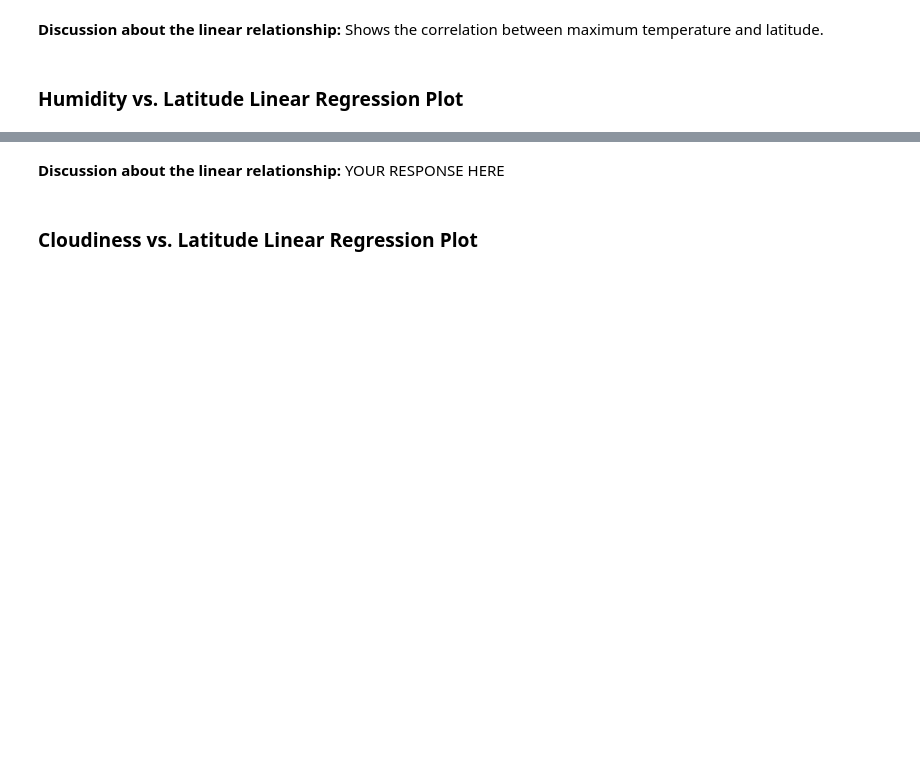
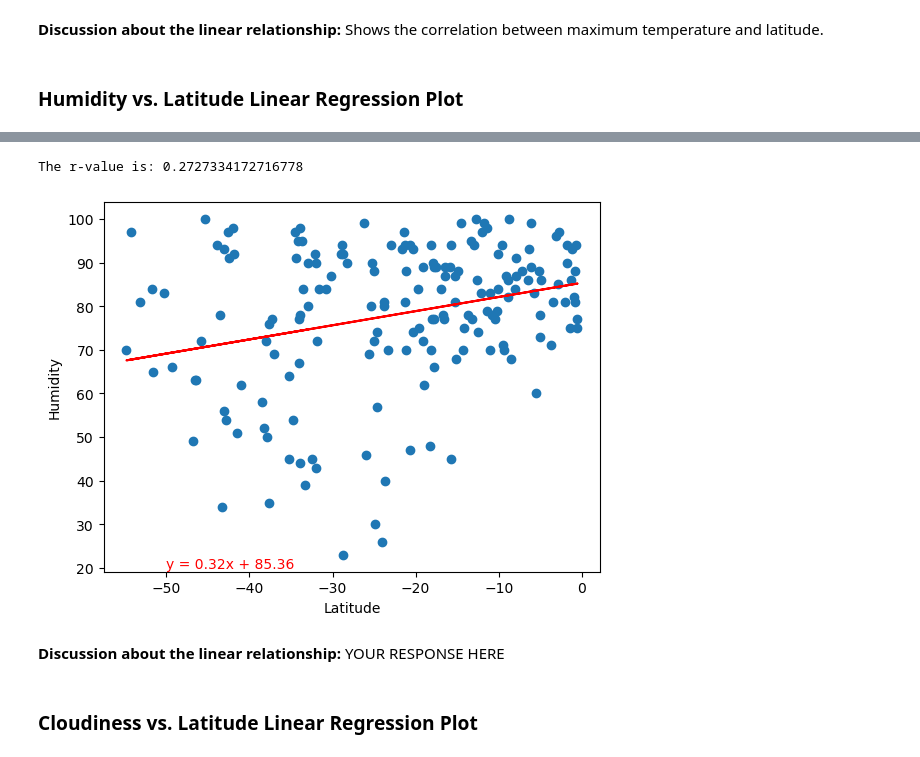
Before and after one commit to JohanaMarie/python-api-challenge, a Jupyter notebook: WeatherPy/WeatherPy.ipynb, the cells around one changed output, grey strips where cells are left out. Cells and saved outputs as stored; diff of their text form; code cells hidden in the pictures; blank space fills up the shorter version.

```diff
--- a/WeatherPy/WeatherPy.ipynb
+++ b/WeatherPy/WeatherPy.ipynb
@@ -339,3 +384,29 @@ The r-value is: 0.0002808747046324607
+# %%
+# Southern Hemisphere
+humidity_south = southern_hemi_df["Humidity"]
+latitude_south = southern_hemi_df["Lat"]
+
+# linear regression
+(slope_south, intercept_south, rvalue_south, pvalue_south, stderr_south) = linregress(latitude_south, humidity_south)
+regress_values_south = latitude_south * slope_south + intercept_south
+
+# r-value
+print(f"The r-value is: {rvalue_south}")
+
+# scatter plot
+plt.scatter(latitude_south, humidity_south, label='Data')
+
+# regression line
+plt.plot(latitude_south, regress_values_south, "r-")
+plt.text(-50, 20, f'y = {round(slope_south,2)}x + {round(intercept_south,2)}', color='red')
+
+# plot
+plt.xlabel('Latitude')
+plt.ylabel('Humidity')
+plt.show()
+# %% [output]
+The r-value is: 0.2727334172716778
+[figure, added]
 # %% [markdown]
 **Discussion about the linear relationship:** YOUR RESPONSE HERE
 # %% [markdown]
```
Also changed, not shown: parts of 25 cells of this notebook, 5 other files.
